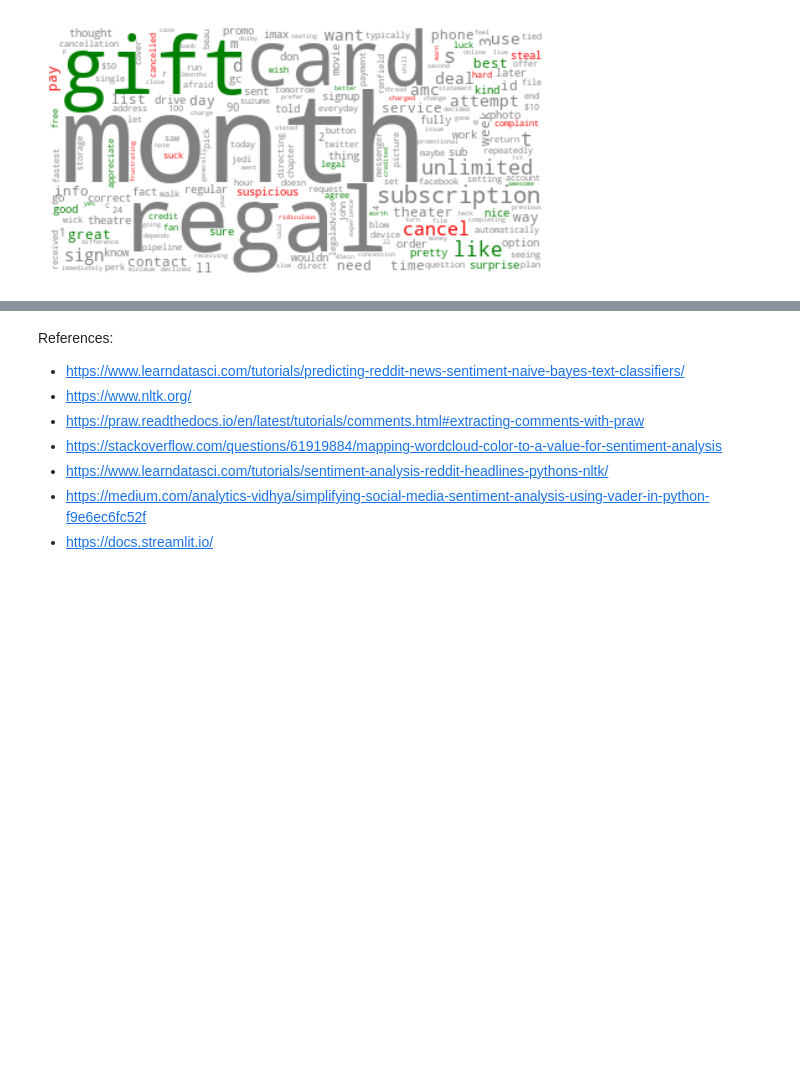
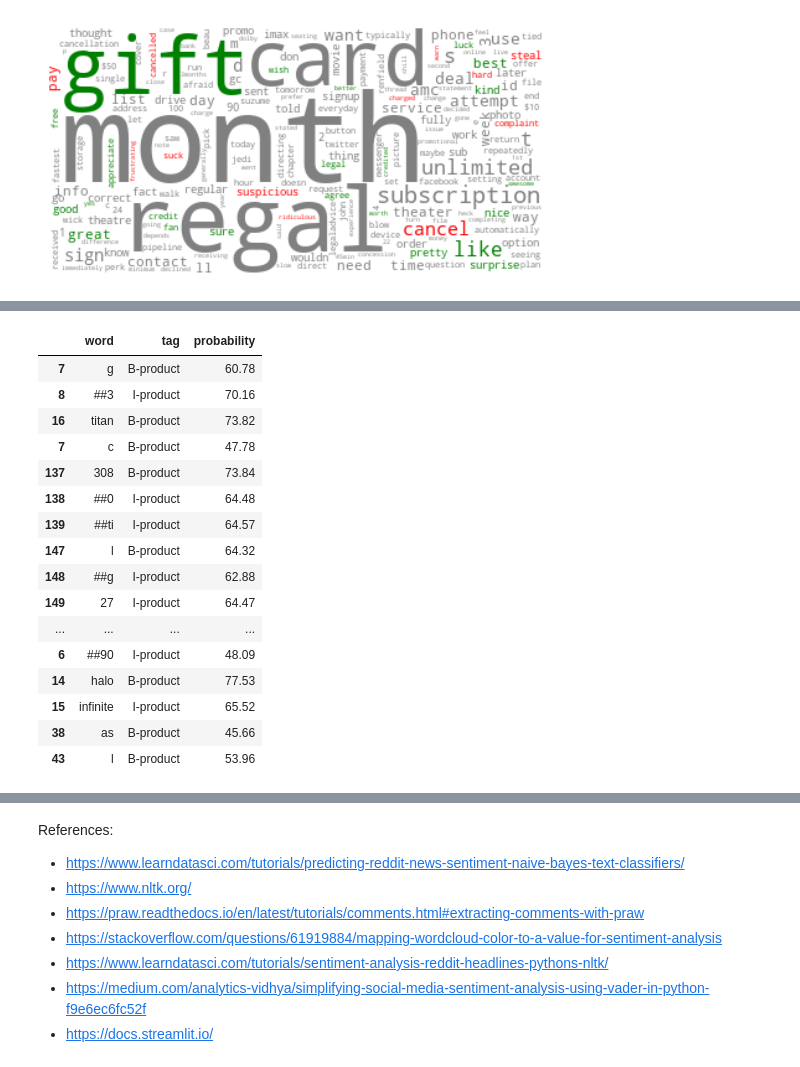
Before and after one commit to anudeepvanjavakam1/lit_or_not_on_reddit, a Jupyter notebook: set_up_notebook.ipynb, the cells around one changed output, grey strips where cells are left out. Saved outputs shown, nothing was run; the diff lists cells and outputs as text; code cells hidden in the pictures; blank space fills up the shorter version.

```diff
--- a/set_up_notebook.ipynb
+++ b/set_up_notebook.ipynb
@@ -397,0 +490,32 @@ Try sentiment for sentences instead of words. There may be some sentences such a
+# %%
+from transformers import AutoTokenizer, Trainer, AutoModelForTokenClassification
+model = AutoModelForTokenClassification.from_pretrained("anudeepvanjavakam/distilbert_finetuned_wnut17_wandb_ner")
+trainer = Trainer(model=model)
+tokenizer = AutoTokenizer.from_pretrained("anudeepvanjavakam/distilbert_finetuned_wnut17_wandb_ner")
+# %%
+import numpy as np
+id2tag={0: 'O',
+        1: 'B-corporation',
+        2: 'I-corporation',
+        3: 'B-creative-work',
+        4: 'I-creative-work',
+        5: 'B-group',
+        6: 'I-group',
+        7: 'B-location',
+        8: 'I-location',
+        9: 'B-person',
+        10: 'I-person',
+        11: 'B-product',
+        12: 'I-product'}
+def tag_sentence(text:str):
+    # convert our text to a  tokenized sequence
+    inputs = tokenizer(text, truncation=True, return_tensors="pt")#.to("cuda")
+    # get outputs
+    outputs = model(**inputs)
+    # convert to probabilities with softmax
+    probs = outputs[0][0].softmax(1)
+    # get the tags with the highest probability
+    word_tags = [(tokenizer.decode(inputs['input_ids'][0][i].item()), id2tag[tagid.item()], np.round(probs[i][tagid].item() *100,2) )
+                  for i, tagid in enumerate (probs.argmax(axis=1))]
+
+    return pd.DataFrame(word_tags, columns=['word', 'tag', 'probability'])
@@ -397,0 +550,10 @@ Try sentiment for sentences instead of words. There may be some sentences such a
+# %%
+search_term = "best gaming monitor"
+comments, top_comments, no_of_posts, no_of_comments = get_comments(search_term=search_term,no_of_posts=2, no_of_comments=10)
+# %%
+dfs = []
+for comment in comments:
+    dfs.append(tag_sentence(comment))
+
+results_df = pd.concat(dfs)
+results_df.head()
@@ -397,0 +567,21 @@ Try sentiment for sentences instead of words. There may be some sentences such a
+# %%
+results_df = results_df[results_df['tag'].isin(['B-product','I-product'])]#.sort_values(by='probability',ascending=False)
+results_df
+# %% [output]
+|  | word | tag | probability |
+| 7 | g | B-product | 60.78 |
+| 8 | ##3 | I-product | 70.16 |
+| 16 | titan | B-product | 73.82 |
+| 7 | c | B-product | 47.78 |
+| 137 | 308 | B-product | 73.84 |
+| 138 | ##0 | I-product | 64.48 |
+| 139 | ##ti | I-product | 64.57 |
+| 147 | l | B-product | 64.32 |
+| 148 | ##g | I-product | 62.88 |
+| 149 | 27 | I-product | 64.47 |
+| ... | ... | ... | ... |
+| 6 | ##90 | I-product | 48.09 |
+| 14 | halo | B-product | 77.53 |
+| 15 | infinite | I-product | 65.52 |
+| 38 | as | B-product | 45.66 |
+| 43 | l | B-product | 53.96 |
```
Also changed, not shown: parts of 30 cells of this notebook, 12 other files.
